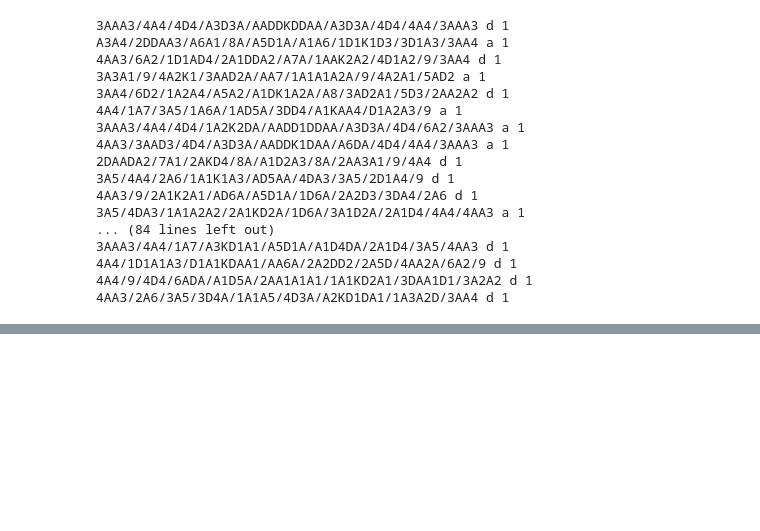
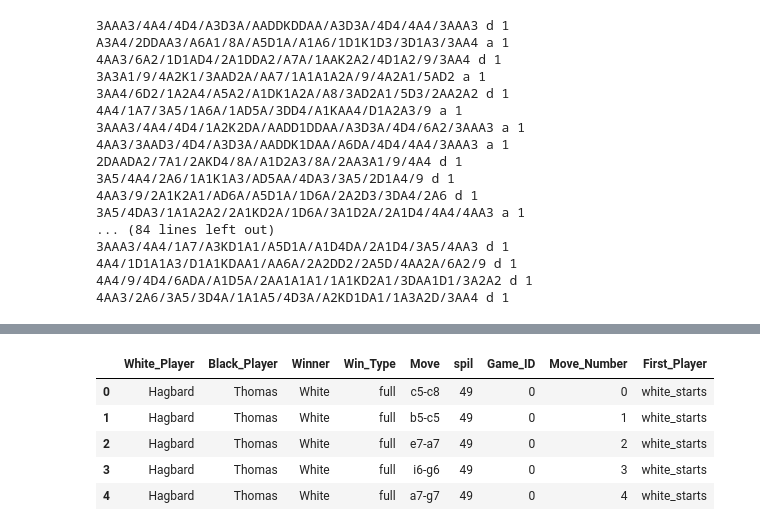
Before and after one commit to pemabi/muninn, a Jupyter notebook: scratchbook.ipynb, the cells around one changed output, grey strips where cells are left out. Saved outputs shown, nothing was run; the diff lists cells and outputs as text; code cells hidden in the pictures; blank space fills up the shorter version.

```diff
--- a/scratchbook.ipynb
+++ b/scratchbook.ipynb
@@ -430,0 +441,10 @@ A3A4/2DDAA3/A6A1/8A/A5D1A/A1A6/1D1K1D3/3D1A3/3AA4 a 1
+# %%
+df = pd.read_csv('data/tablut_games_clean.csv')
+df.head()
+# %% [output]
+|  | White_Player | Black_Player | Winner | Win_Type | Move | spil | Game_ID | Move_Number | First_Player |
+| 0 | Hagbard | Thomas | White | full | c5-c8 | 49 | 0 | 0 | white_starts |
+| 1 | Hagbard | Thomas | White | full | b5-c5 | 49 | 0 | 1 | white_starts |
+| 2 | Hagbard | Thomas | White | full | e7-a7 | 49 | 0 | 2 | white_starts |
+| 3 | Hagbard | Thomas | White | full | i6-g6 | 49 | 0 | 3 | white_starts |
+| 4 | Hagbard | Thomas | White | full | a7-g7 | 49 | 0 | 4 | white_starts |
```
Also changed, not shown: parts of 5 cells of this notebook, 16 other files.
